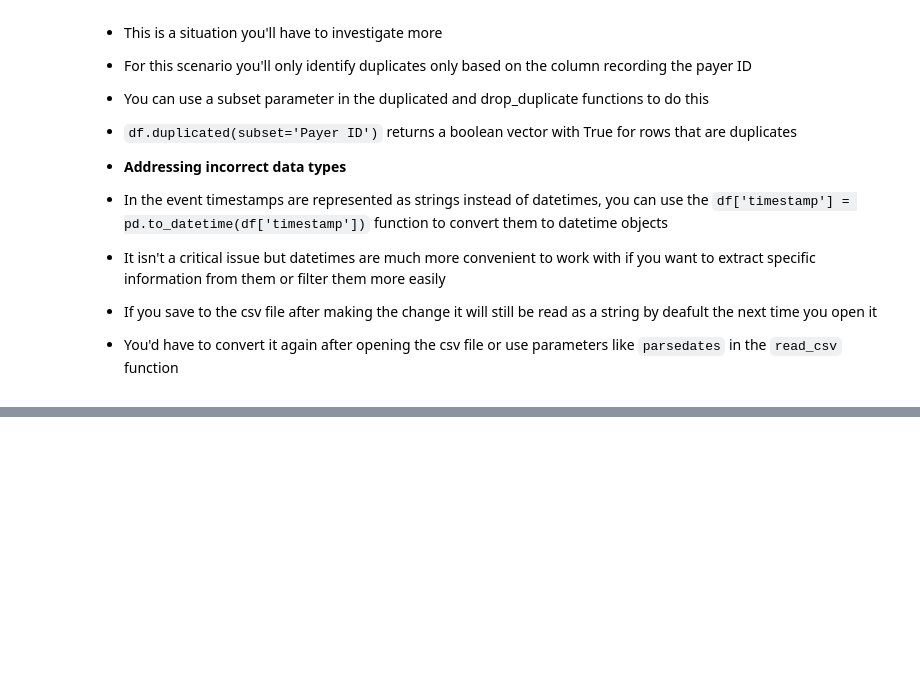
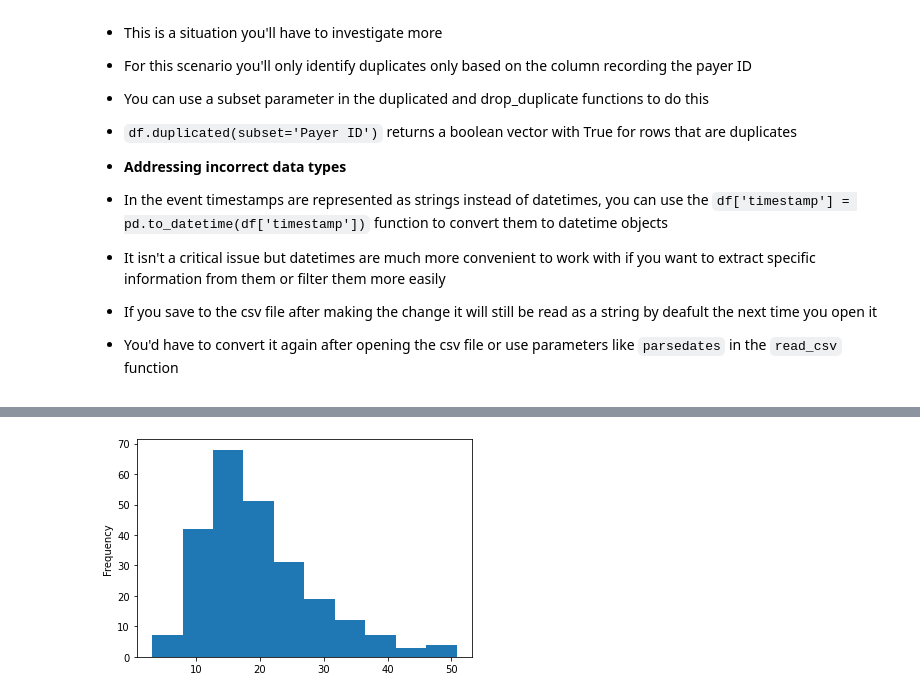
Before and after one commit to jumbamark/data_analysis, a Jupyter notebook: data_analysis_process/data_analysis.ipynb, the cells around one changed output, grey strips where cells are left out. Drawn from its saved outputs; the diff is of its cells as text; code cells hidden in the pictures; blank space fills up the shorter version.

```diff
--- a/data_analysis_process/data_analysis.ipynb
+++ b/data_analysis_process/data_analysis.ipynb
@@ -520,0 +579,5 @@ edited_df.head(10) # dropped row 5, the one marked as duplicate
+# %%
+# using plot function instead of hist and specifying the type of plot in the parameter
+df_tips['total_bill'].plot(kind='hist'); # plotting distribution of total_bill
+# %% [output]
+[figure, added]
```
Also changed, not shown: parts of 13 cells of this notebook.
